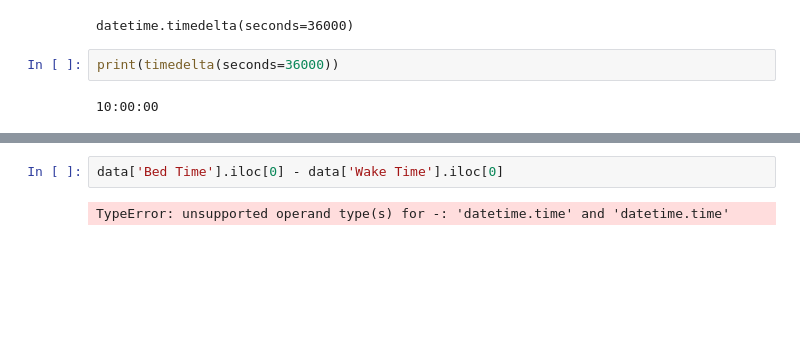
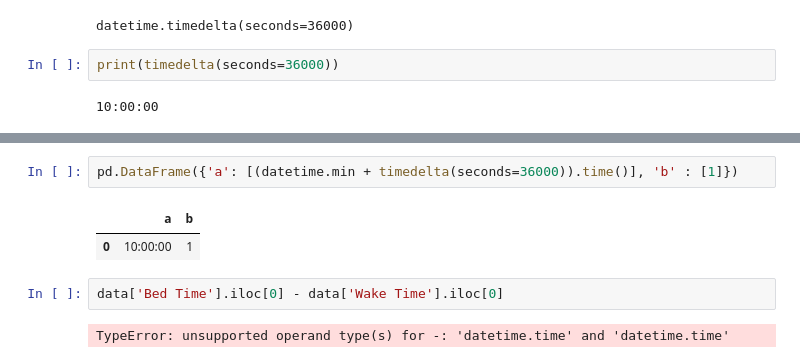
Before and after one commit to jjz17/DS4200-HW2, a Jupyter notebook: data_wrangling.ipynb, the cells around one changed output, grey strips where cells are left out. Cells and saved outputs as stored; diff of their text form; blank space fills up the shorter version.

```diff
--- a/data_wrangling.ipynb
+++ b/data_wrangling.ipynb
@@ -215,3 +241,8 @@ print(timedelta(seconds=36000))
+# %%
+pd.DataFrame({'a': [(datetime.min + timedelta(seconds=36000)).time()], 'b' : [1]})
+# %% [output]
+|  | a | b |
+| 0 | 10:00:00 | 1 |
 # %%
 data['Bed Time'].iloc[0] - data['Wake Time'].iloc[0]
 # %% [output]
```
Also changed, not shown: parts of 1 cell of this notebook.
